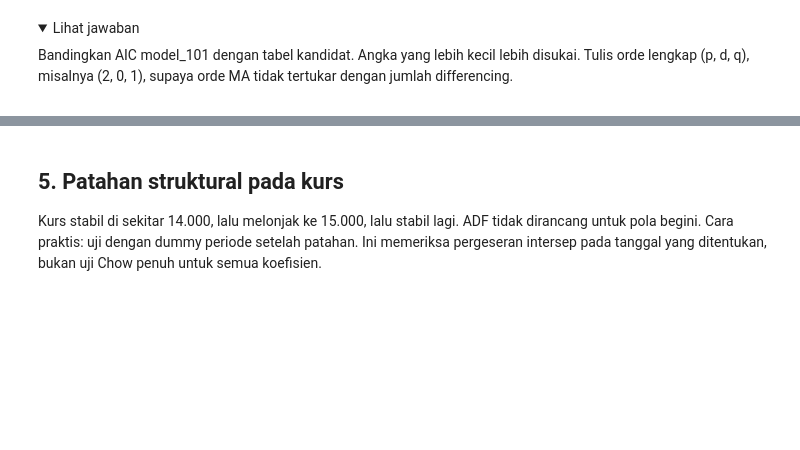
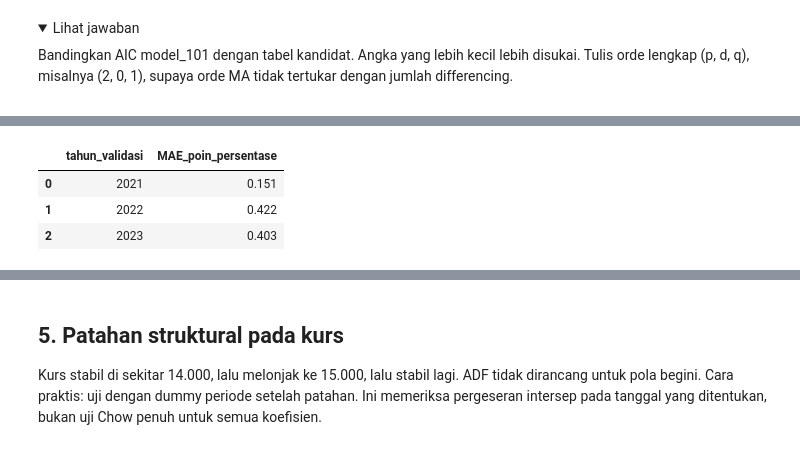
Before and after one commit to akhiyarwaladi/ekonometrika_coding_workshop, a Jupyter notebook: materi/01_ekonometrika/05_deret_waktu_kointegrasi.ipynb, the cells around one changed output, grey strips where cells are left out. Cells and saved outputs as stored; diff of their text form; code cells hidden in the pictures; folded sections open; blank space fills up the shorter version.

```diff
--- a/materi/01_ekonometrika/05_deret_waktu_kointegrasi.ipynb
+++ b/materi/01_ekonometrika/05_deret_waktu_kointegrasi.ipynb
@@ -395,0 +497,19 @@ supaya orde MA tidak tertukar dengan jumlah differencing.
+# %%
+from sklearn.linear_model import LinearRegression
+from sklearn.model_selection import TimeSeriesSplit, cross_val_score
+
+pembagian_waktu_ramalan = TimeSeriesSplit(n_splits=3, test_size=12)
+mae_validasi_ramalan = -cross_val_score(
+    LinearRegression(), X_latih_ramalan, y_latih_ramalan,
+    cv=pembagian_waktu_ramalan, scoring="neg_mean_absolute_error"
+)
+hasil_validasi_ramalan = pd.DataFrame({
+    "tahun_validasi": [2021, 2022, 2023],
+    "MAE_poin_persentase": mae_validasi_ramalan,
+})
+hasil_validasi_ramalan.round(3)
+# %% [output]
+|  | tahun_validasi | MAE_poin_persentase |
+| 0 | 2021 | 0.151 |
+| 1 | 2022 | 0.422 |
+| 2 | 2023 | 0.403 |
```
Also changed, not shown: parts of 18 cells of this notebook, 41 other files.
